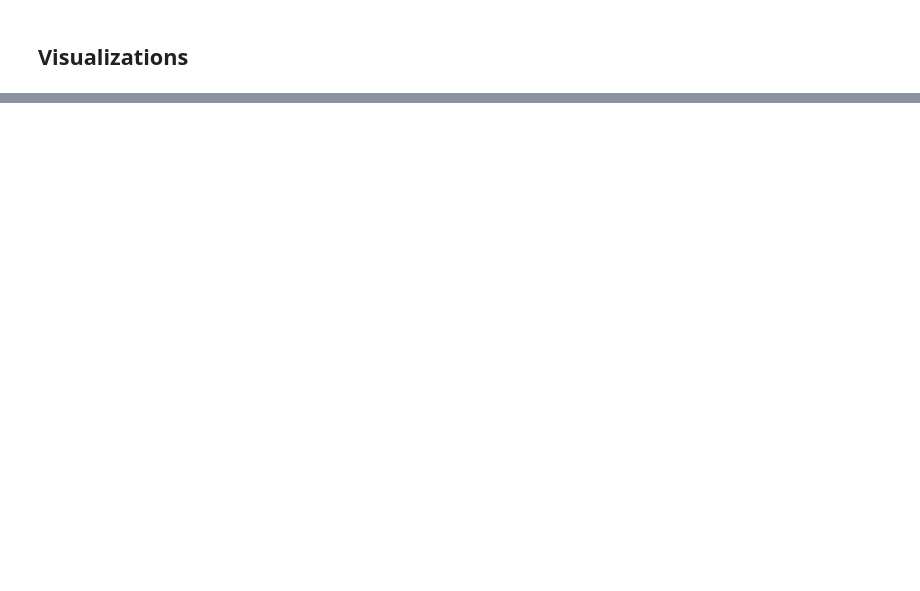
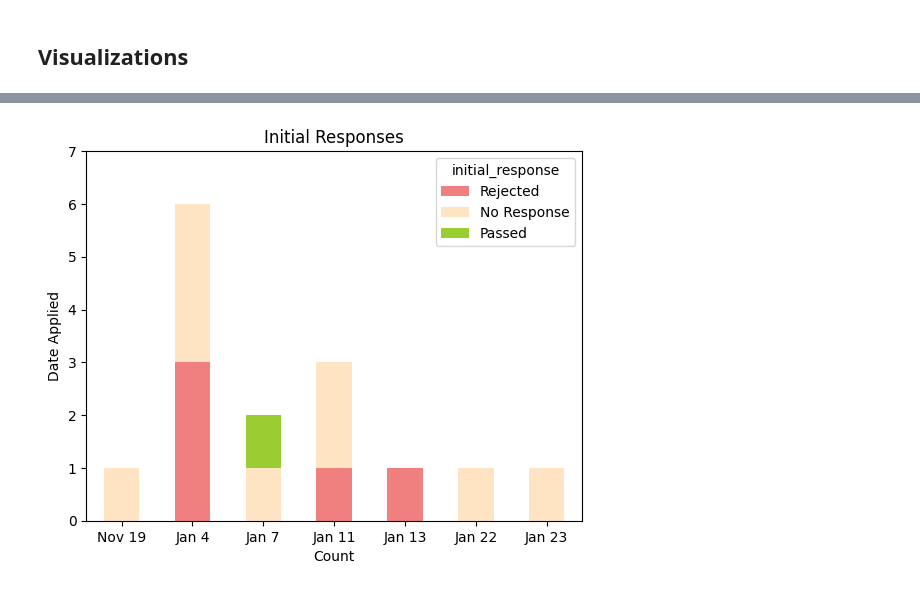
Before and after one commit to emilycardwell/my-jobs, a Jupyter notebook: jobs.ipynb, the cells around one changed output, grey strips where cells are left out. Drawn from its saved outputs; the diff is of its cells as text; code cells hidden in the pictures; blank space fills up the shorter version.

```diff
--- a/jobs.ipynb
+++ b/jobs.ipynb
@@ -290,0 +299,5 @@ plt.show()
+# %%
+X = jobs_df.loc[:, ['initial_response']].reset_index('company_name', drop=True)
+X1 = X.groupby('date_applied').value_counts().unstack(fill_value=0).reindex(X.initial_response.unique(), axis=1, fill_value=0)
+graph_df = X1.reset_index()
+graph_df.set_index('date_applied')
@@ -290,0 +314,20 @@ plt.show()
+# %%
+resp_graph = graph_df.plot(
+    kind='bar',
+    stacked=True,
+    color=['lightcoral', 'bisque', 'yellowgreen'],
+    xlabel='Count',
+    ylim=(0,7),
+    ylabel='Date Applied',
+    title='Initial Responses'
+)
+
+l1 = plt.vlines(datetime.today(), 0, 7, linestyles='dashed')
+l1.set_label('today')
+
+resp_graph.set_xticklabels([pd.to_datetime(x).strftime('%b %-d') for x in graph_df.index], rotation=0)
+# plt.xticks(labels=x_labes)
+
+plt.show()
+# %% [output]
+[figure, added]
```
Also changed, not shown: parts of 7 cells of this notebook.
